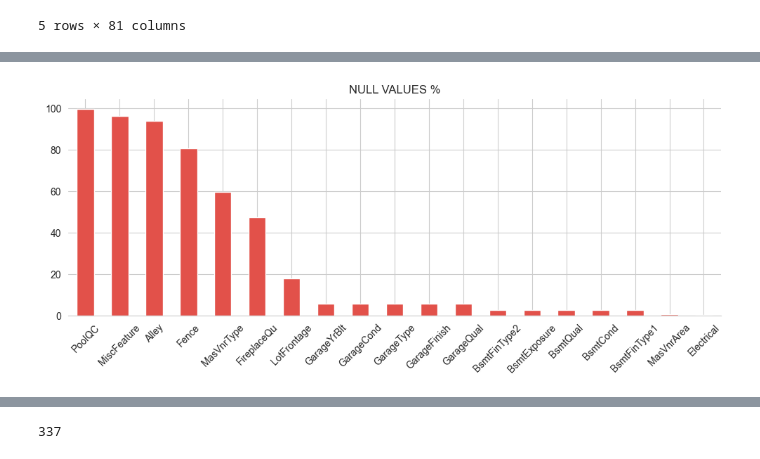
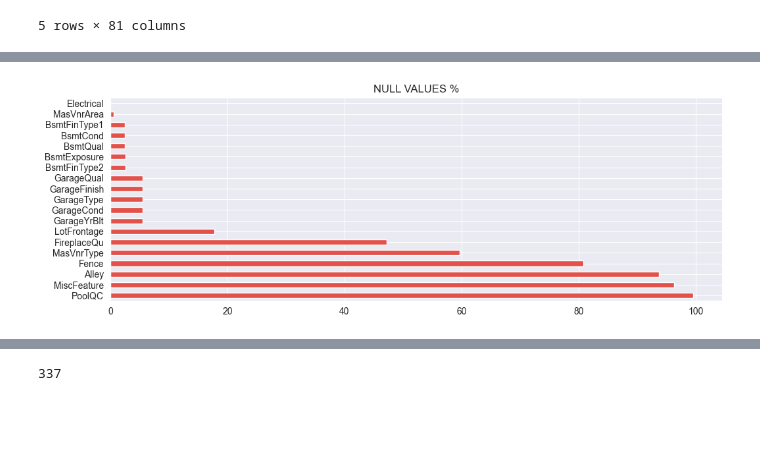
Before and after one commit to BansheeScreamss/422-Project, a Jupyter notebook: project.ipynb, the cells around one changed output, grey strips where cells are left out. Drawn from its saved outputs; the diff is of its cells as text; code cells hidden in the pictures; blank space fills up the shorter version.

```diff
--- a/project.ipynb
+++ b/project.ipynb
@@ -95,32 +93,26 @@ MasVnrArea       0.55
 Electrical       0.07
 dtype: float64
 # %%
-import seaborn as sns
-import matplotlib.pyplot as plt
 # visualize
 import seaborn as sns
 import matplotlib
-import matplotlib.pyplot as plt
 import plotly.express as px
 
 # visualize settings
 sns.set_palette('Spectral')
-sns.set_style("whitegrid")
+sns.set_style("darkgrid")
 matplotlib.rcParams['font.size'] = 10
 matplotlib.rcParams['figure.figsize'] = (10, 6)
-
 %matplotlib inline
 # %%
 plt.figure(figsize=(12, 4))
 percentage_null = percentage_null[percentage_null != 0]
-percentage_null.plot(kind='bar')
-
-plt.xticks(rotation=45)
+percentage_null.plot(kind='barh')
 plt.title("NULL VALUES %")
-sns.despine(left=True)
+#sns.despine(right=True)
 plt.show()
 # %% [output]
-[figure, old version]
+[figure, new version]
 # %%
 df_transform = df_train.drop(['PoolQC', 'MiscFeature', 'Alley', 'Fence', 'MasVnrType', 'LotFrontage', 'FireplaceQu'], axis=1)
 percentage_null = (df_transform.isnull().sum()/len(df_transform) * 100).sort_values(ascending=False)
```
Also changed, not shown: parts of 1 cell of this notebook.
